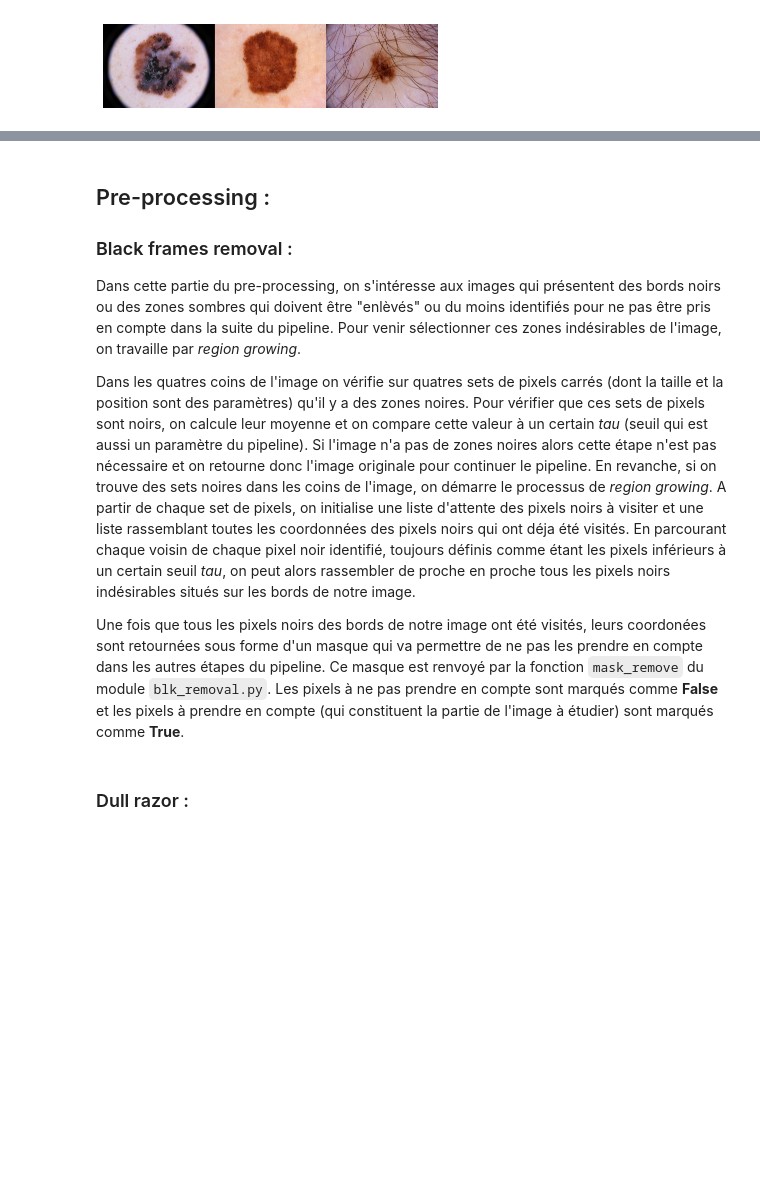
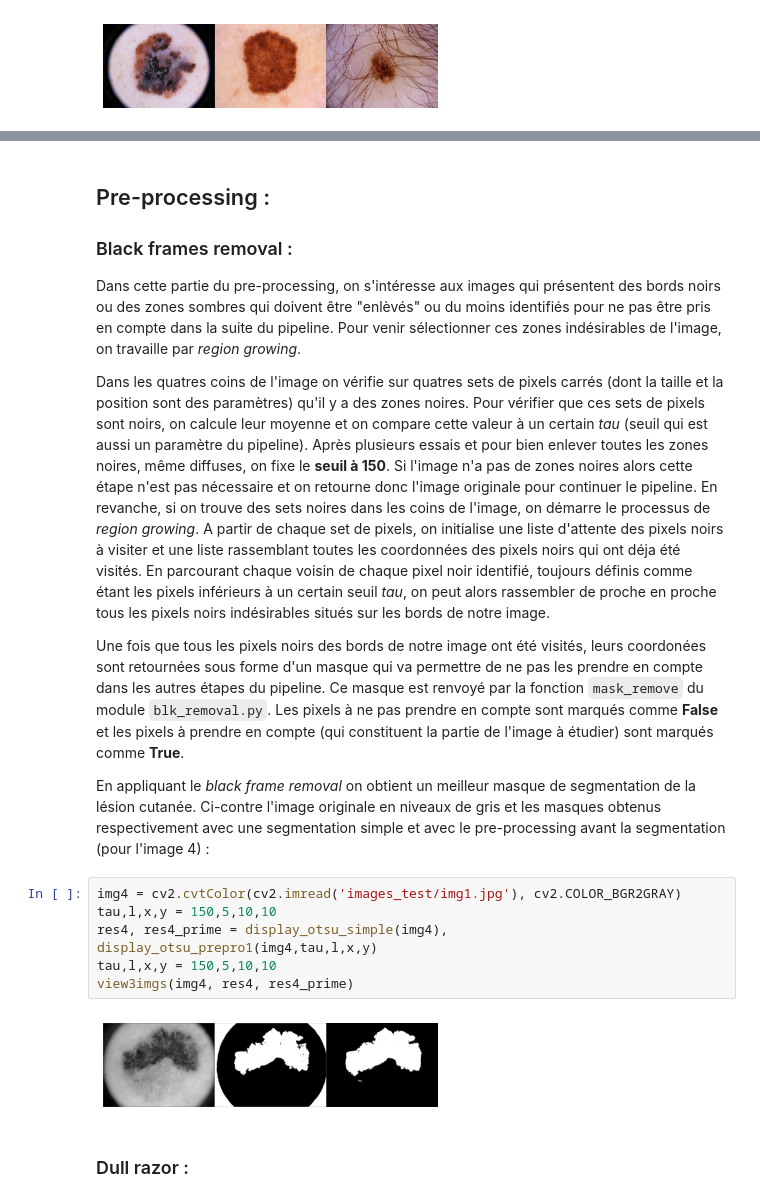
Before and after one commit to louisgiord/Skin_lesion_segmentation, a Jupyter notebook: report.ipynb, the cells around one changed output, grey strips where cells are left out. Cells and saved outputs as stored; diff of their text form; blank space fills up the shorter version.

```diff
--- a/report.ipynb
+++ b/report.ipynb
@@ -66,9 +70,19 @@ Dans un premier temps, on calcule l'histogramme de l'image avec `calcHist` de `c
 
 Dans cette partie du pre-processing, on s'intéresse aux images qui présentent des bords noirs ou des zones sombres qui doivent être "enlèvés" ou du moins identifiés pour ne pas être pris en compte dans la suite du pipeline. Pour venir sélectionner ces zones indésirables de l'image, on travaille par _region growing_.
 
-Dans les quatres coins de l'image on vérifie sur quatres sets de pixels carrés (dont la taille et la position sont des paramètres) qu'il y a des zones noires. Pour vérifier que ces sets de pixels sont noirs, on calcule leur moyenne et on compare cette valeur à un certain _tau_ (seuil qui est aussi un paramètre du pipeline). Si l'image n'a pas de zones noires alors cette étape n'est pas nécessaire et on retourne donc l'image originale pour continuer le pipeline. En revanche, si on trouve des sets noires dans les coins de l'image, on démarre le processus de _region growing_. A partir de chaque set de pixels, on initialise une liste d'attente des pixels noirs à visiter et une liste rassemblant toutes les coordonnées des pixels noirs qui ont déja été visités. En parcourant chaque voisin de chaque pixel noir identifié, toujours définis comme étant les pixels inférieurs à un certain seuil _tau_, on peut alors rassembler de proche en proche tous les pixels noirs indésirables situés sur les bords de notre image.
+Dans les quatres coins de l'image on vérifie sur quatres sets de pixels carrés (dont la taille et la position sont des paramètres) qu'il y a des zones noires. Pour vérifier que ces sets de pixels sont noirs, on calcule leur moyenne et on compare cette valeur à un certain _tau_ (seuil qui est aussi un paramètre du pipeline). Après plusieurs essais et pour bien enlever toutes les zones noires, même diffuses, on fixe le **seuil à 150**. Si l'image n'a pas de zones noires alors cette étape n'est pas nécessaire et on retourne donc l'image originale pour continuer le pipeline. En revanche, si on trouve des sets noires dans les coins de l'image, on démarre le processus de _region growing_. A partir de chaque set de pixels, on initialise une liste d'attente des pixels noirs à visiter et une liste rassemblant toutes les coordonnées des pixels noirs qui ont déja été visités. En parcourant chaque voisin de chaque pixel noir identifié, toujours définis comme étant les pixels inférieurs à un certain seuil _tau_, on peut alors rassembler de proche en proche tous les pixels noirs indésirables situés sur les bords de notre image.
 
 
 Une fois que tous les pixels noirs des bords de notre image ont été visités, leurs coordonées sont retournées sous forme d'un masque qui va permettre de ne pas les prendre en compte dans les autres étapes du pipeline. Ce masque est renvoyé par la fonction `mask_remove` du module `blk_removal.py`. Les pixels à ne pas prendre en compte sont marqués comme **False** et les pixels à prendre en compte (qui constituent la partie de l'image à étudier) sont marqués comme **True**.
+
+En appliquant le _black frame removal_ on obtient un meilleur masque de segmentation de la lésion cutanée. Ci-contre l'image originale en niveaux de gris et les masques obtenus respectivement avec une segmentation simple et avec le pre-processing avant la segmentation (pour l'image 4) :
+# %%
+img4 = cv2.cvtColor(cv2.imread('images_test/img1.jpg'), cv2.COLOR_BGR2GRAY)
+tau,l,x,y = 150,5,10,10
+res4, res4_prime = display_otsu_simple(img4), display_otsu_prepro1(img4,tau,l,x,y)
+tau,l,x,y = 150,5,10,10
+view3imgs(img4, res4, res4_prime)
+# %% [output]
+[figure, added]
 # %% [markdown]
 ### Dull razor :
```
Also changed, not shown: parts of 8 cells of this notebook, 7 other files.
